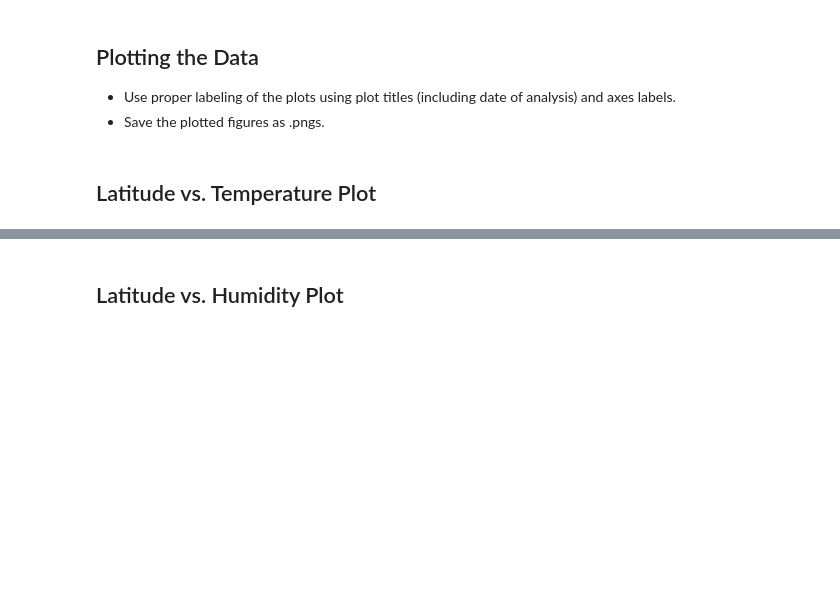
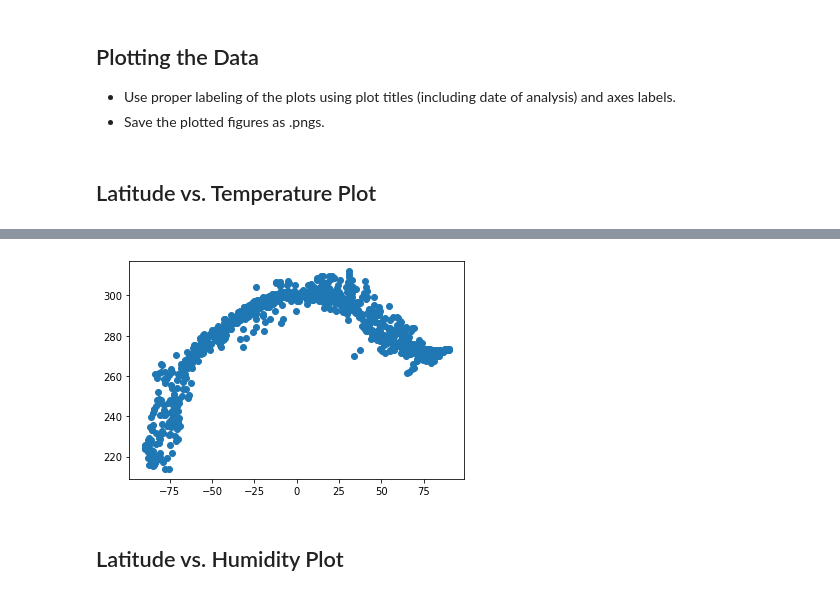
Before and after one commit to RafaelGFernandez01/python-api-challenge, a Jupyter notebook: WeatherPy/WeatherPy.ipynb, the cells around one changed output, grey strips where cells are left out. Saved outputs shown, nothing was run; the diff lists cells and outputs as text; code cells hidden in the pictures; blank space fills up the shorter version.

```diff
--- a/WeatherPy/WeatherPy.ipynb
+++ b/WeatherPy/WeatherPy.ipynb
@@ -105,0 +63,3 @@ Int64Index([], dtype='int64')
+# %%
+# Drop all records with humidity greater that 100
+cities_df.drop(cities_df[cities_df['Humidity'] > 100].index, inplace = True)
@@ -115,2 +76,6 @@ Int64Index([], dtype='int64')
+# %%
+plt.scatter(cities_df['Lat'], cities_df['Max Temp']);
+# %% [output]
+[figure, added]
 # %% [markdown]
 ## Latitude vs. Humidity Plot
```
Also changed, not shown: parts of 38 cells of this notebook, 12 other files.
